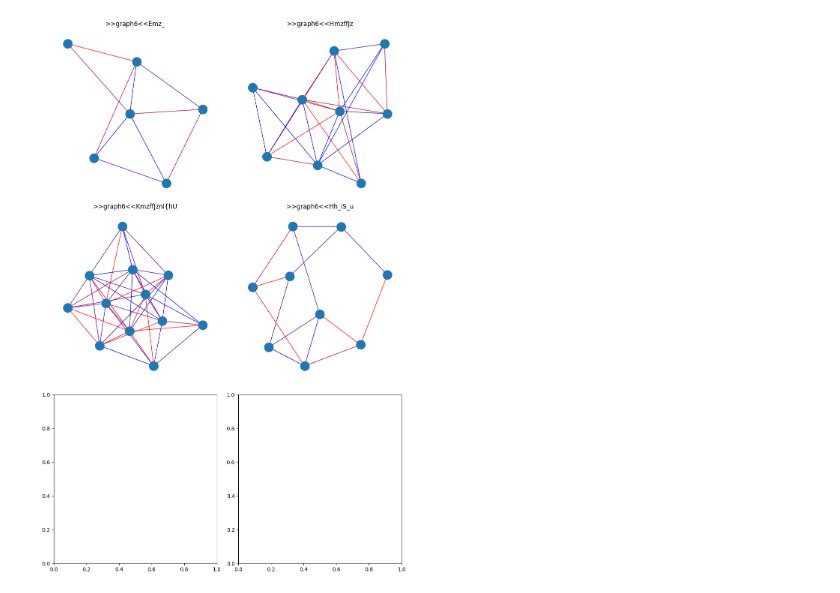
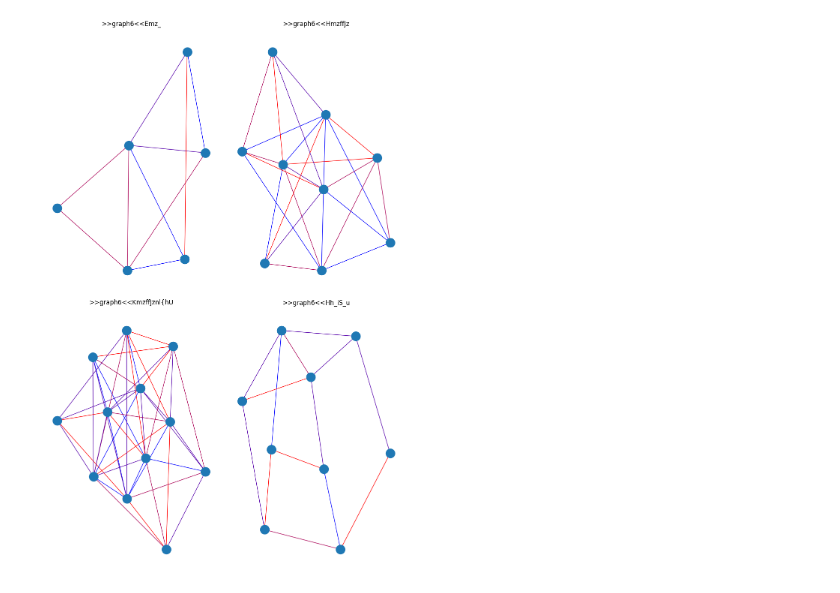
Before and after one commit to Smeidir/QAOA, a Jupyter notebook: results_visualizer.ipynb, the cells around one changed output. Saved outputs shown, nothing was run; the diff lists cells and outputs as text; code cells hidden in the pictures.

```diff
--- a/results_visualizer.ipynb
+++ b/results_visualizer.ipynb
@@ -107,37 +105,37 @@ graphs = problem.get_erdos_renyi_graphs_paper1()
 # create a simple blue→red colormap
 cmap = LinearSegmentedColormap.from_list("blue_red", ["blue", "red"])
 
-fig, axs = plt.subplots(3, 2, figsize=(10, 15))
+fig, axs = plt.subplots(2, 2, figsize=(10, 15))
 axs = axs.flatten()
 
 for i, g in enumerate(graphs):
     ax = axs[i]
 
     # get (u, v, weight) triples
     weighted_edges = g.weighted_edge_list()
     weights = [w for _, _, w in weighted_edges]
 
     # normalize weights to [0,1]
     norm = Normalize(vmin=min(weights), vmax=max(weights))
 
     # map each weight to an RGB(A) from blue→red
     edge_colors = [cmap(norm(w)) for _, _, w in weighted_edges]
 
     # draw with the per-edge colours
     draw_graph_func(
         g,
         ax=ax,
         with_labels=False,
         edge_color=edge_colors,
     )
 
     # title with graph6 string
     graph = nx.Graph(list(g.edge_list()))
     graph6_string = nx.to_graph6_bytes(graph).decode("utf-8").strip()
     ax.set_title(graph6_string)
     ax.axis("off")
 
 plt.tight_layout()
 plt.show()
 # %% [output]
-[figure, old version]
+[figure, new version]
```
Also changed, not shown: parts of 9 cells of this notebook, 11 other files.
